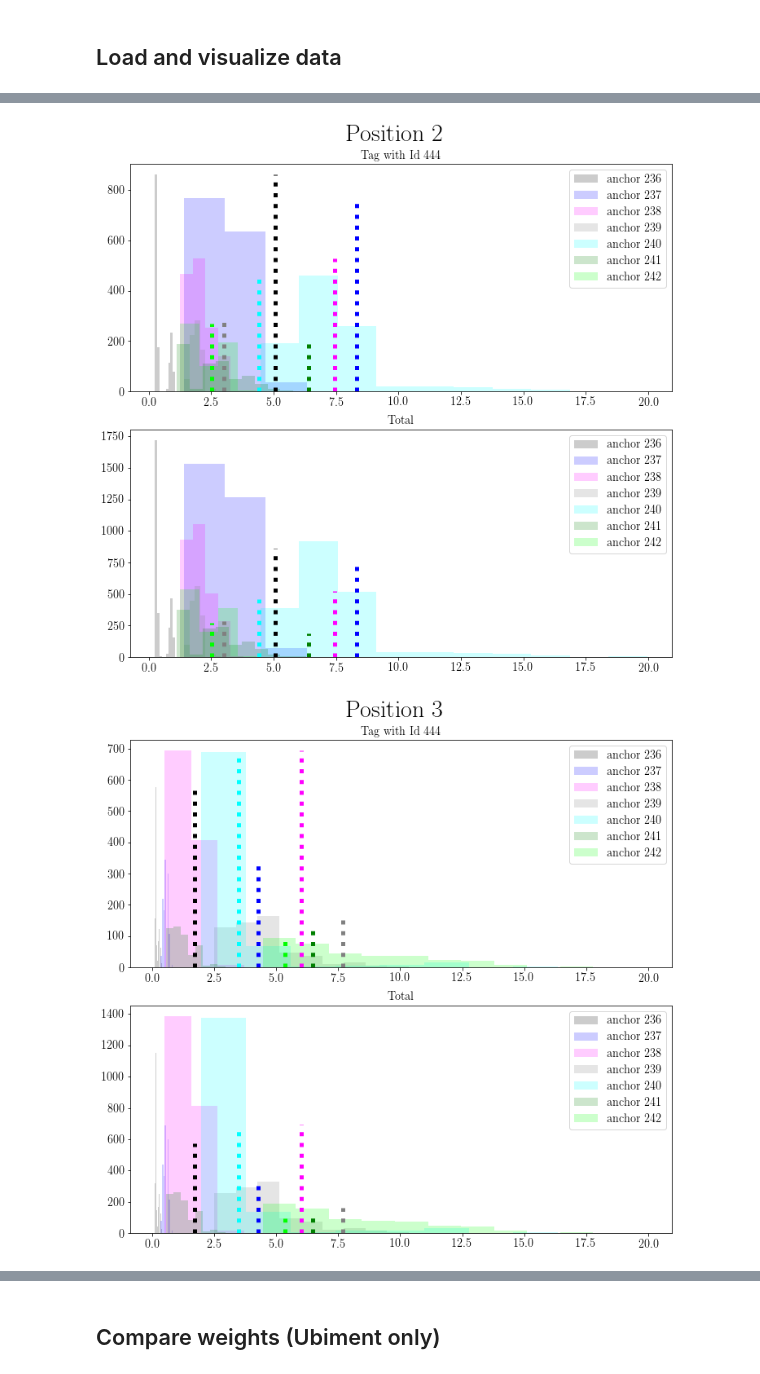
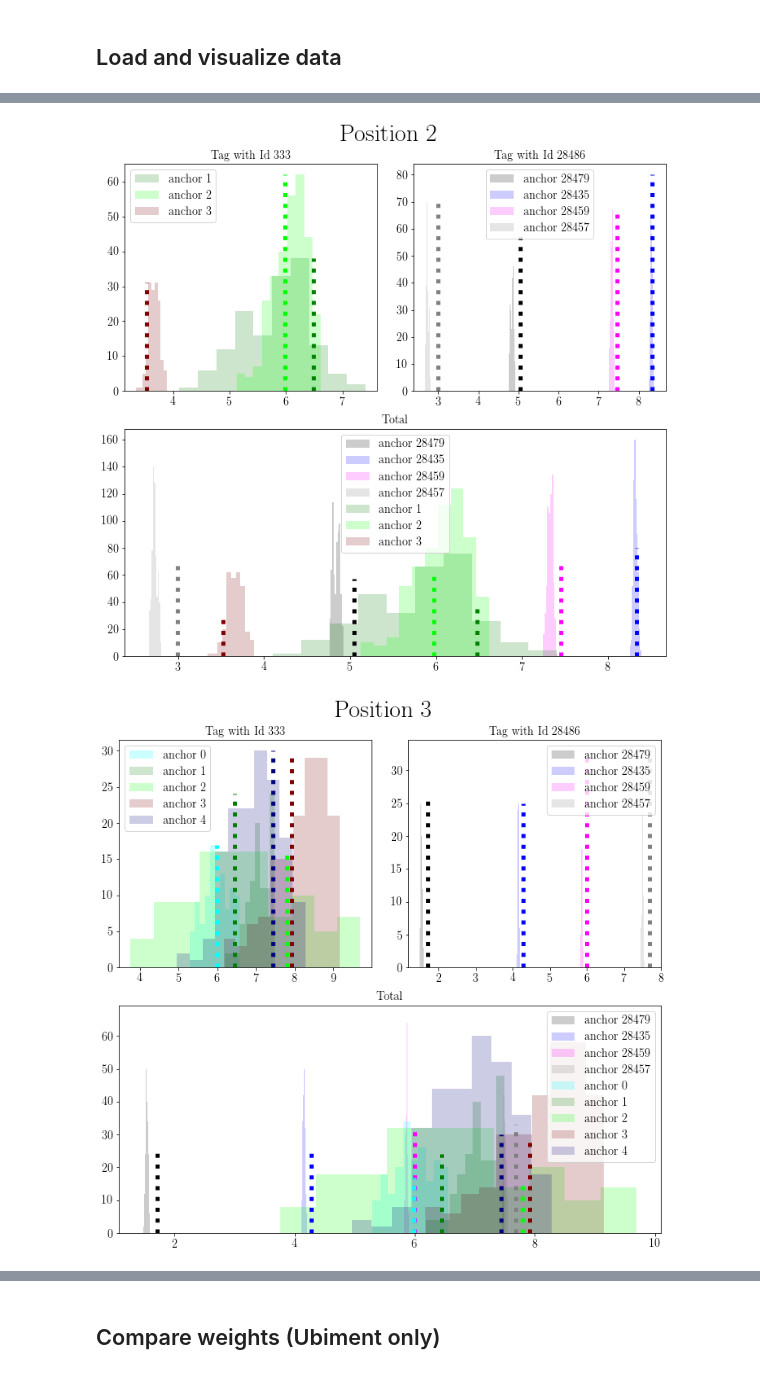
Before and after one commit to LCAV/pylocus, a Jupyter notebook: EvaluateData.ipynb, the cells around one changed output, grey strips where cells are left out. Drawn from its saved outputs; the diff is of its cells as text; code cells hidden in the pictures.

```diff
--- a/EvaluateData.ipynb
+++ b/EvaluateData.ipynb
@@ -14,8 +14,8 @@ import plots_cti as plots
 from experiments import read_experimental_data,N_POSITIONS
 
 #tool = 'Pozyx'
-#tool = 'Ubiment'
-tool = 'Beacon'
+tool = 'Ubiment'
+#tool = 'Beacon'
 
 april_tag_id = 333
 pozyx_tag_id = 28486
@@ -49,2 +49,2 @@ results, anchors = read_experimental_data(path, name, runs, tag_ids, weighted)
-[figure, old version]
+[figure, new version]
-[figure, old version]
+[figure, new version]
```
Also changed, not shown: parts of 9 cells of this notebook, 8 other files.
